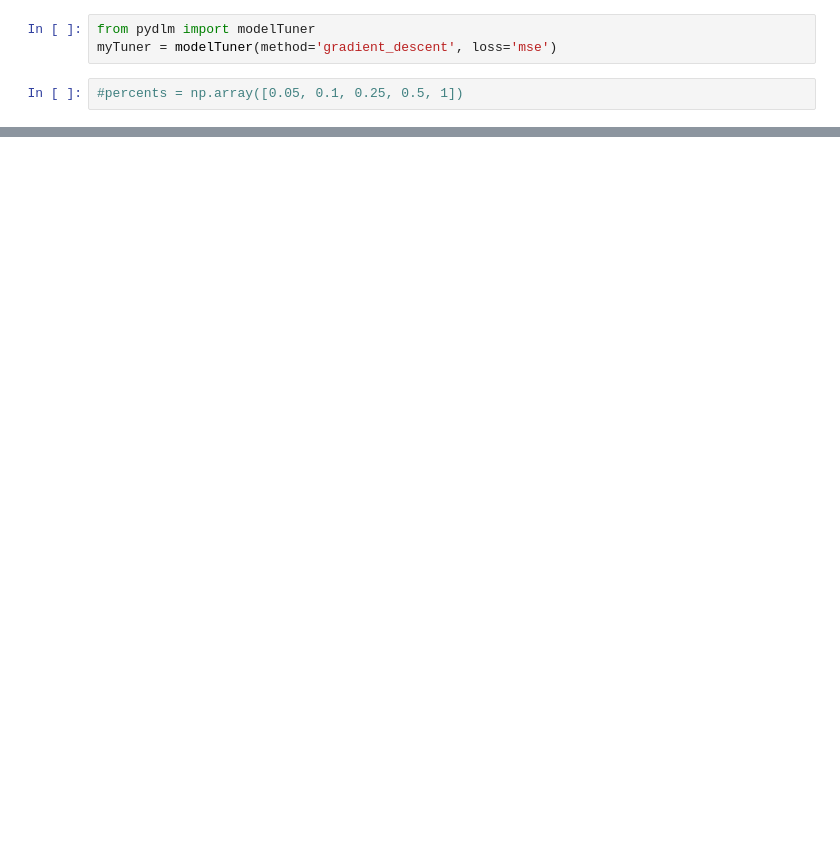
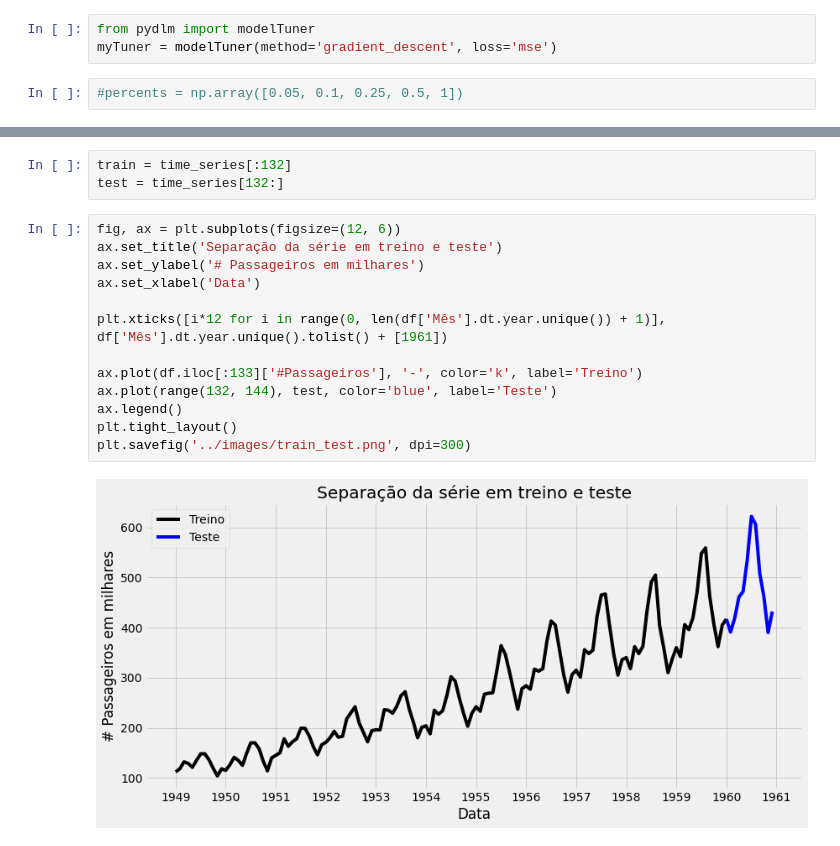
Before and after one commit to leonardo-meireles/Series-Temporais-e-Aprendizado-Dinamico-SME0808, a Jupyter notebook: notebooks/P3 Air.ipynb, the cells around one changed output, grey strips where cells are left out. Saved outputs shown, nothing was run; the diff lists cells and outputs as text; blank space fills up the shorter version.

```diff
--- a/notebooks/P3 Air.ipynb
+++ b/notebooks/P3 Air.ipynb
@@ -161,0 +179,18 @@ time_series[80:85] = -1
+# %%
+train = time_series[:132]
+test = time_series[132:]
+# %%
+fig, ax = plt.subplots(figsize=(12, 6))
+ax.set_title('Separação da série em treino e teste')
+ax.set_ylabel('# Passageiros em milhares')
+ax.set_xlabel('Data')
+
+plt.xticks([i*12 for i in range(0, len(df['Mês'].dt.year.unique()) + 1)], df['Mês'].dt.year.unique().tolist() + [1961])
+
+ax.plot(df.iloc[:133]['#Passageiros'], '-', color='k', label='Treino')
+ax.plot(range(132, 144), test, color='blue', label='Teste')
+ax.legend()
+plt.tight_layout()
+plt.savefig('../images/train_test.png', dpi=300)
+# %% [output]
+[figure, added]
```
Also changed, not shown: parts of 23 cells of this notebook, 3 other files.
